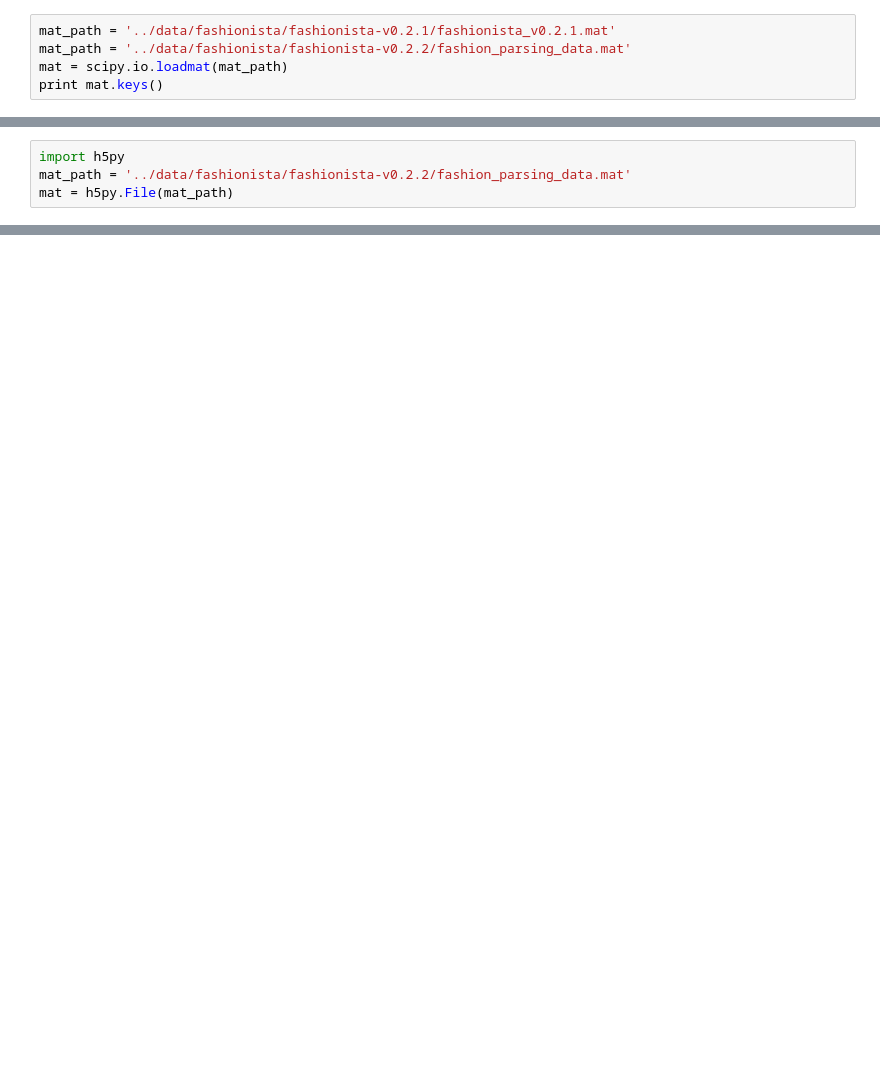
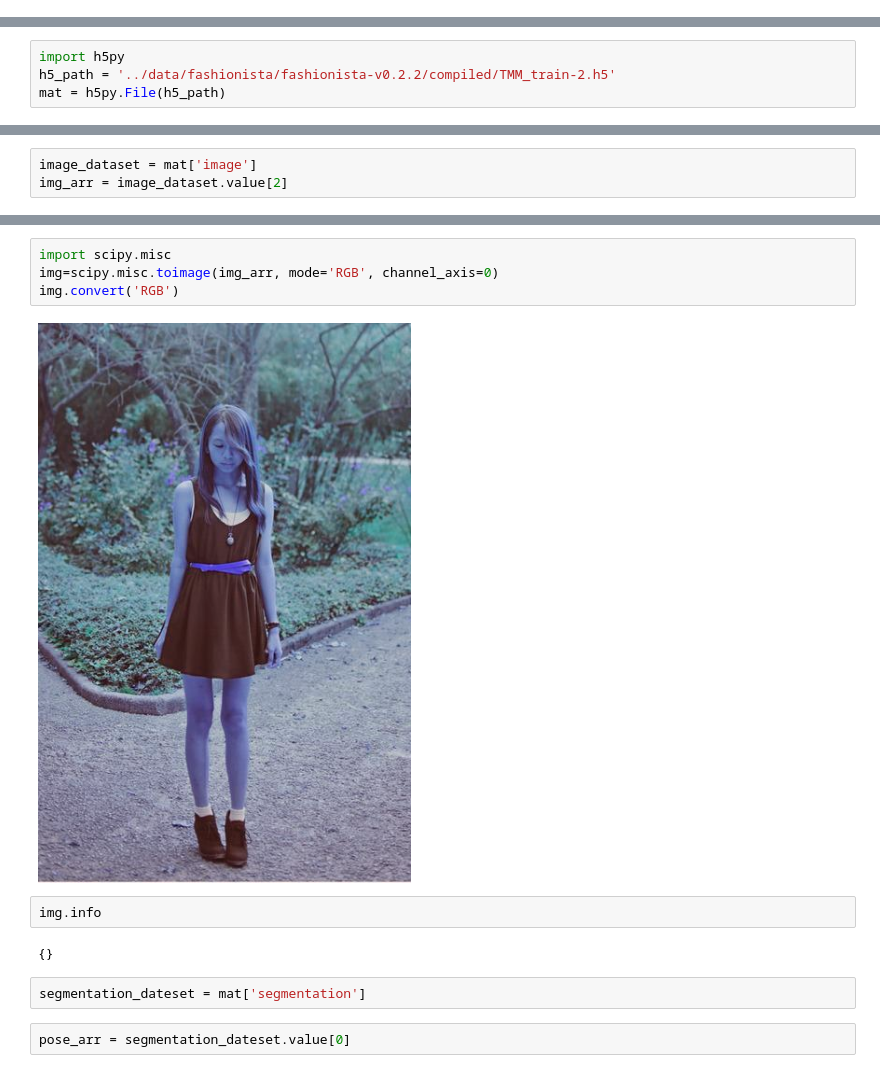
Before and after one commit to Antobiotics/tagWalk, a Jupyter notebook: tag_walk/notebooks/Fashionista.ipynb, the cells around one changed output, grey strips where cells are left out. Drawn from its saved outputs; the diff is of its cells as text; blank space fills up the shorter version.

```diff
--- a/tag_walk/notebooks/Fashionista.ipynb
+++ b/tag_walk/notebooks/Fashionista.ipynb
@@ -3,5 +0,0 @@ import scipy.io
-# %%
-mat_path = '../data/fashionista/fashionista-v0.2.1/fashionista_v0.2.1.mat'
-mat_path = '../data/fashionista/fashionista-v0.2.2/fashion_parsing_data.mat'
-mat = scipy.io.loadmat(mat_path)
-print mat.keys()
@@ -18,4 +10,4 @@ KeyError: 'labels'
 # %%
 import h5py
-mat_path = '../data/fashionista/fashionista-v0.2.2/fashion_parsing_data.mat'
-mat = h5py.File(mat_path)
+h5_path = '../data/fashionista/fashionista-v0.2.2/compiled/TMM_train-2.h5'
+mat = h5py.File(h5_path)
@@ -98,0 +43,3 @@ Empty
+# %%
+image_dataset = mat['image']
+img_arr = image_dataset.value[2]
@@ -98,0 +66,14 @@ Empty
+# %%
+import scipy.misc
+img=scipy.misc.toimage(img_arr, mode='RGB', channel_axis=0)
+img.convert('RGB')
+# %% [output]
+[figure, added]
+# %%
+img.info
+# %% [output]
+{}
+# %%
+segmentation_dateset = mat['segmentation']
+# %%
+pose_arr = segmentation_dateset.value[0]
```
Also changed, not shown: parts of 22 cells of this notebook, 11 other files.
